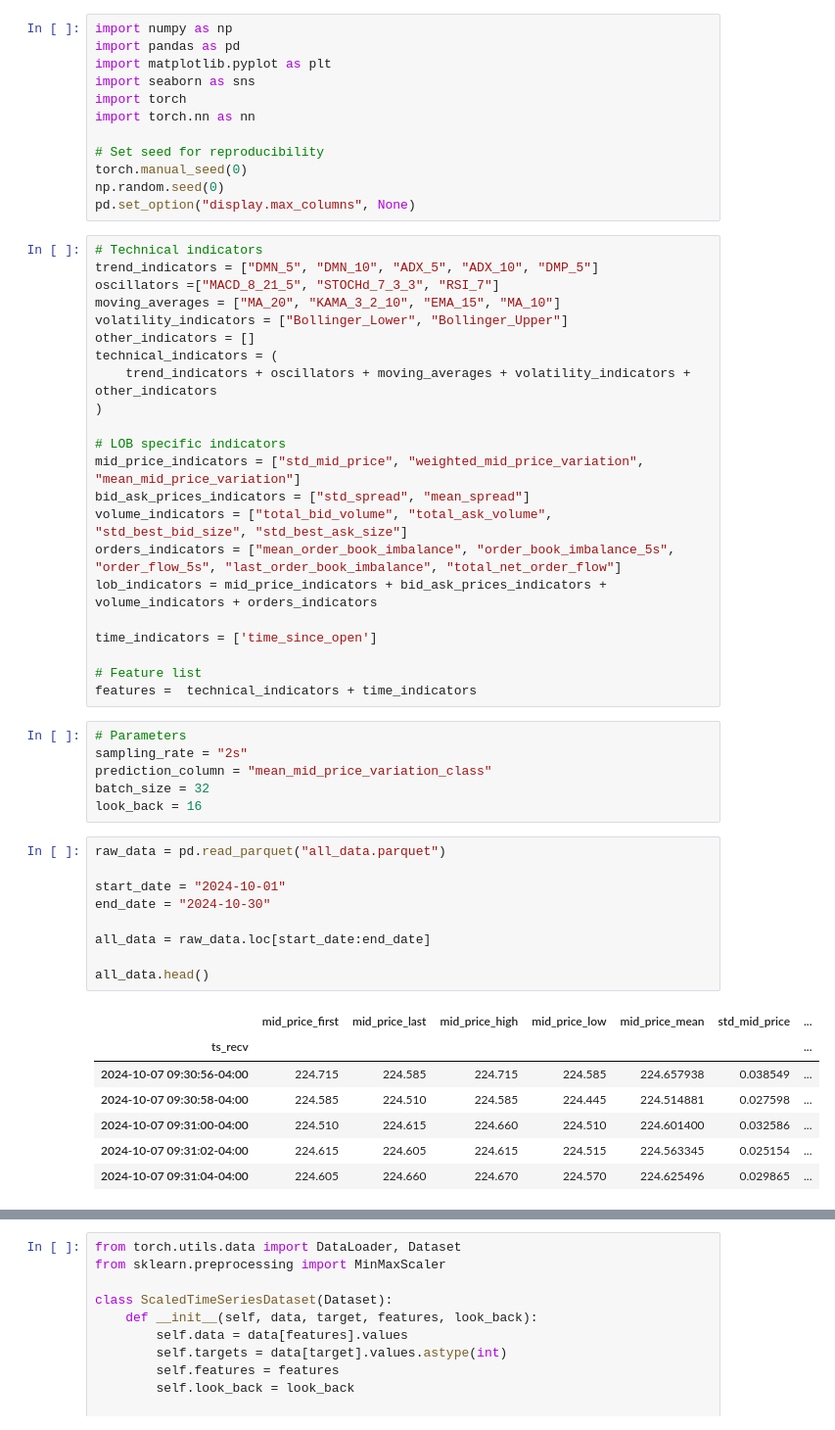
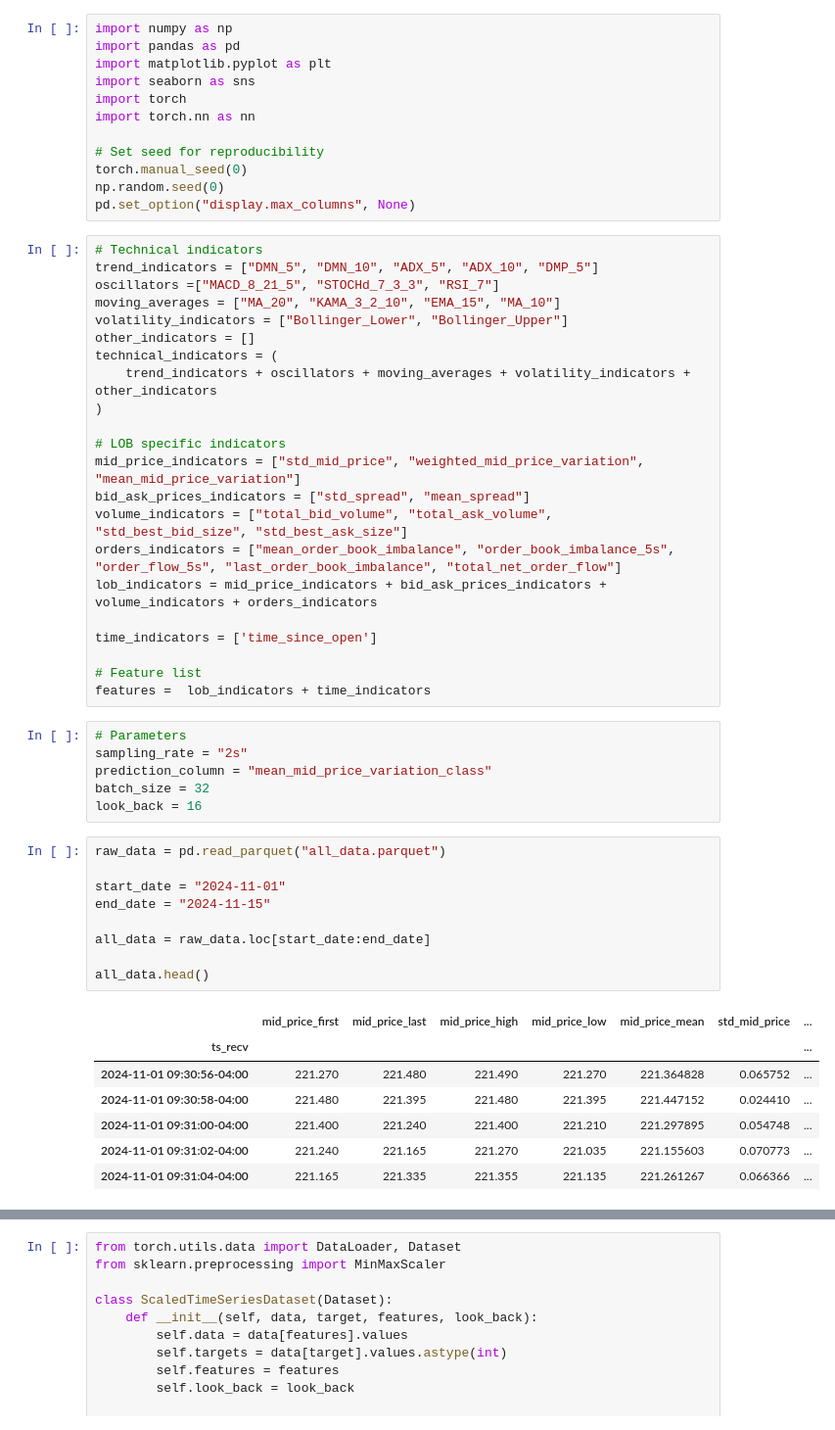
Before and after one commit to LiaoLaurent/Stock-Prediction-Deep-Learning, a Jupyter notebook: main.ipynb, the cells around one changed output, grey strips where cells are left out. Shown at 98% size. Cells and saved outputs as stored; diff of their text form.

```diff
--- a/main.ipynb
+++ b/main.ipynb
@@ -31,7 +31,7 @@ lob_indicators = mid_price_indicators + bid_ask_prices_indicators + volume_indic
 time_indicators = ['time_since_open']
 
 # Feature list
-features =  technical_indicators + time_indicators
+features =  lob_indicators + time_indicators
 # %%
 # Parameters
 sampling_rate = "2s"
@@ -41,20 +41,20 @@ look_back = 16
 # %%
 raw_data = pd.read_parquet("all_data.parquet")
 
-start_date = "2024-10-01"
-end_date = "2024-10-30"
+start_date = "2024-11-01"
+end_date = "2024-11-15"
 
 all_data = raw_data.loc[start_date:end_date]
 
 all_data.head()
 # %% [output]
 |  | mid_price_first | mid_price_last | mid_price_high | mid_price_low | mid_price_mean | std_mid_price | ... |
 | ts_recv |  |  |  |  |  |  | ... |
-| 2024-10-07 09:30:56-04:00 | 224.715 | 224.585 | 224.715 | 224.585 | 224.657938 | 0.038549 | ... |
-| 2024-10-07 09:30:58-04:00 | 224.585 | 224.510 | 224.585 | 224.445 | 224.514881 | 0.027598 | ... |
-| 2024-10-07 09:31:00-04:00 | 224.510 | 224.615 | 224.660 | 224.510 | 224.601400 | 0.032586 | ... |
-| 2024-10-07 09:31:02-04:00 | 224.615 | 224.605 | 224.615 | 224.515 | 224.563345 | 0.025154 | ... |
-| 2024-10-07 09:31:04-04:00 | 224.605 | 224.660 | 224.670 | 224.570 | 224.625496 | 0.029865 | ... |
+| 2024-11-01 09:30:56-04:00 | 221.270 | 221.480 | 221.490 | 221.270 | 221.364828 | 0.065752 | ... |
+| 2024-11-01 09:30:58-04:00 | 221.480 | 221.395 | 221.480 | 221.395 | 221.447152 | 0.024410 | ... |
+| 2024-11-01 09:31:00-04:00 | 221.400 | 221.240 | 221.400 | 221.210 | 221.297895 | 0.054748 | ... |
+| 2024-11-01 09:31:02-04:00 | 221.240 | 221.165 | 221.270 | 221.035 | 221.155603 | 0.070773 | ... |
+| 2024-11-01 09:31:04-04:00 | 221.165 | 221.335 | 221.355 | 221.135 | 221.261267 | 0.066366 | ... |
 # %%
 all_data[prediction_column].value_counts()
 # %% [output]
```
Also changed, not shown: parts of 14 cells of this notebook, 3 other files.
